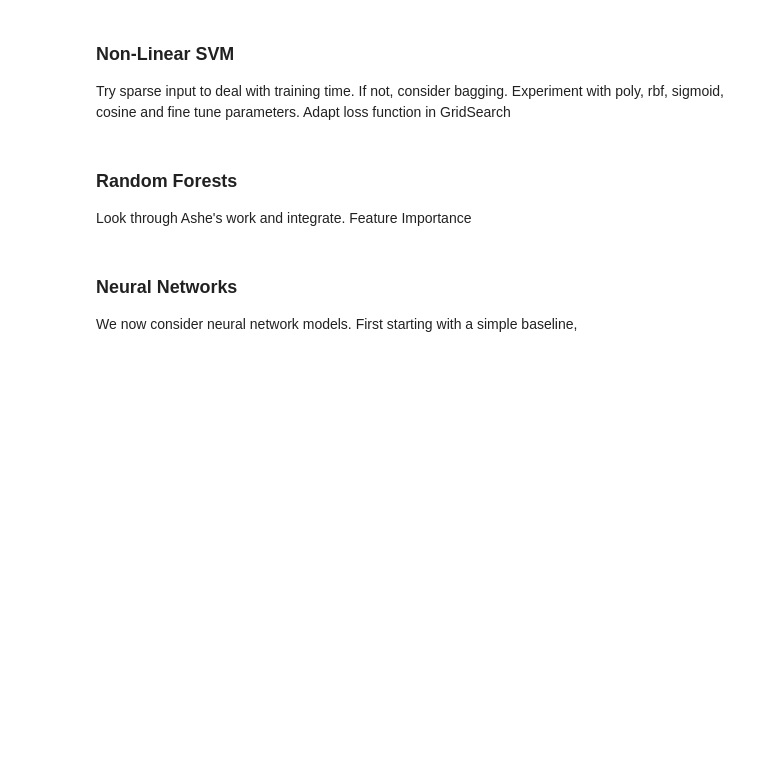
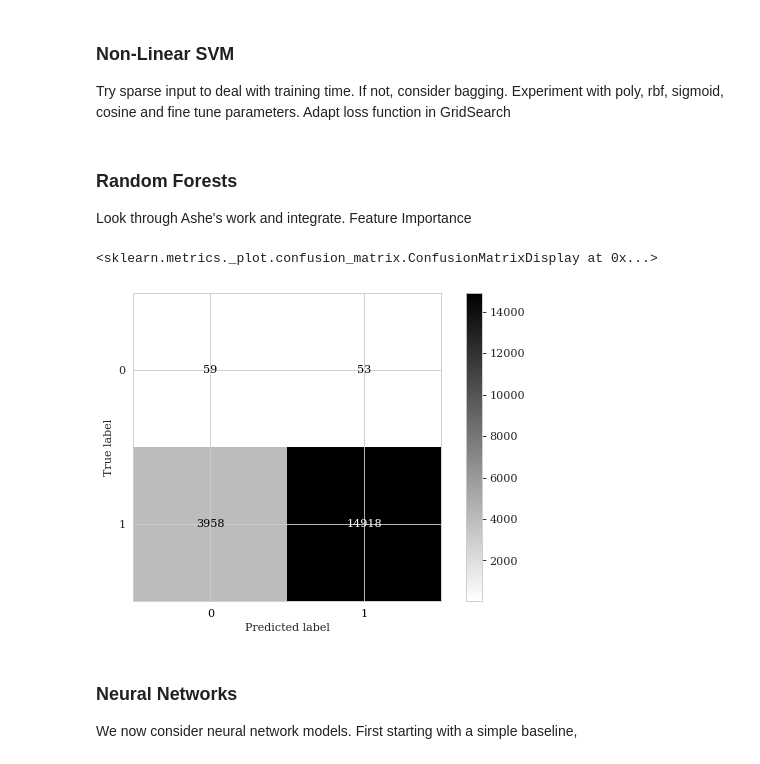
Before and after one commit to AsheRaymondBarker/MLPy2, a Jupyter notebook: project2final.ipynb, the cells around one changed output. Saved outputs shown, nothing was run; the diff lists cells and outputs as text; code cells hidden in the pictures; blank space fills up the shorter version.

```diff
--- a/project2final.ipynb
+++ b/project2final.ipynb
@@ -422,6 +421,13 @@ Adapt loss function in GridSearch
 ### Random Forests
 Look through Ashe's work and integrate.
 Feature Importance
+# %%
+rf_model = RandomForestClassifier(max_depth=3, random_state=1112, n_estimators=100).fit(X_train_e_smote, y_train_smote)
+y_pred_rf = rf_model.predict(X_val_e)
+ConfusionMatrixDisplay.from_predictions(y_val, y_pred_rf, cmap="binary")
+# %% [output]
+<sklearn.metrics._plot.confusion_matrix.ConfusionMatrixDisplay at 0x...>
+[figure, added]
 # %% [markdown]
 
 ### Neural Networks
```
Also changed, not shown: parts of 27 cells of this notebook, 1 other file.
